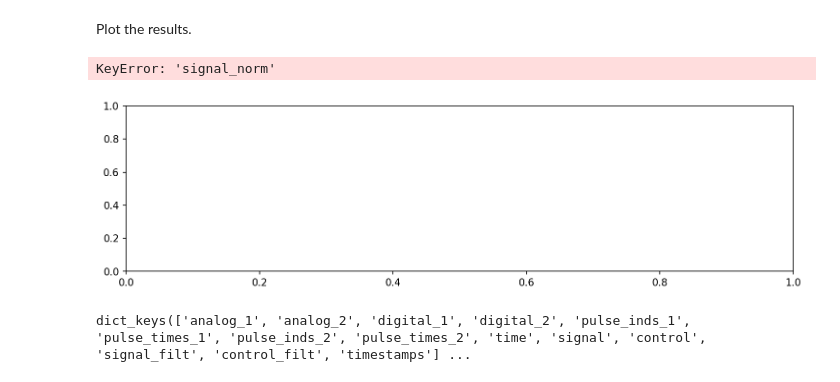
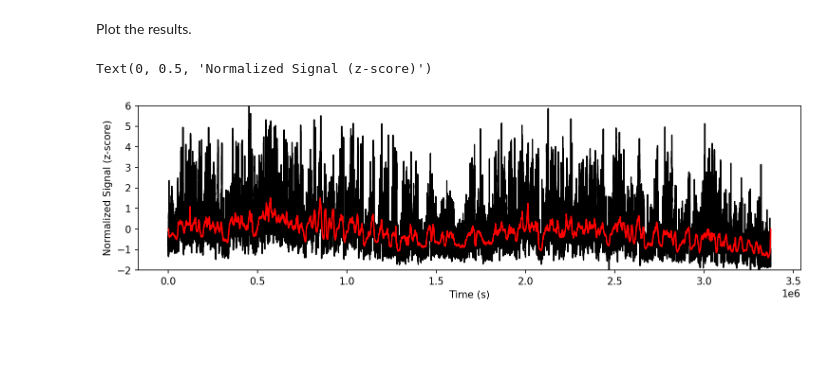
Before and after one commit to hkucukdereli/pyphotometry_data_analysis, a Jupyter notebook: star protocol.ipynb, the cells around one changed output. Cells and saved outputs as stored; diff of their text form; code cells hidden in the pictures; blank space fills up the shorter version.

```diff
--- a/star protocol.ipynb
+++ b/star protocol.ipynb
@@ -41,10 +40,14 @@ Plot the results.
 # %%
 fig, ax = plt.subplots(1,1, figsize=(12,3), dpi=150)
 ax.plot(photom.data['signal_norm'], 'k')
+
+signal_slow = photom.apply_filters(signals=['signal_norm'], median=photom.sampling_rate*60*10) # 10 min median filter
+ax.plot(signal_slow+np.nanmean(photom.data['signal_norm']), 'r')
+
+ax.set_ylim(-2, 6)
+
+ax.set_xlabel('Time (s)')
+ax.set_ylabel('Normalized Signal (z-score)')
 # %% [output]
-KeyError: 'signal_norm'
+Text(0, 0.5, 'Normalized Signal (z-score)')
-[figure, old version]
+[figure, new version]
-# %%
-photom.data.keys()
-# %% [output]
-dict_keys(['analog_1', 'analog_2', 'digital_1', 'digital_2', 'pulse_inds_1', 'pulse_times_1', 'pulse_inds_2', 'pulse_times_2', 'time', 'signal', 'control', 'signal_filt', 'control_filt', 'timestamps'] ...
```
Also changed, not shown: parts of 1 cell of this notebook.
